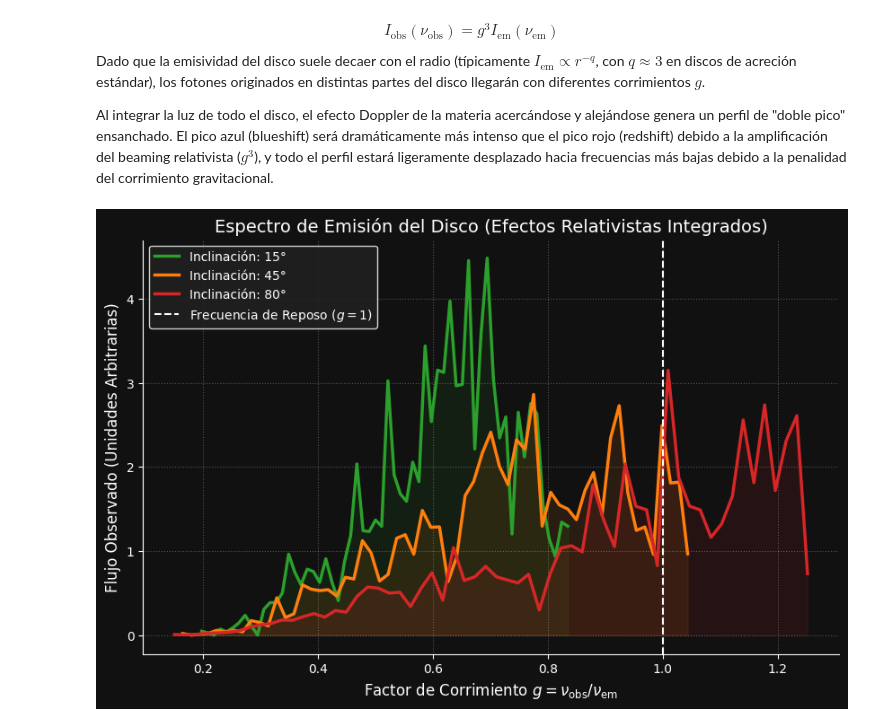
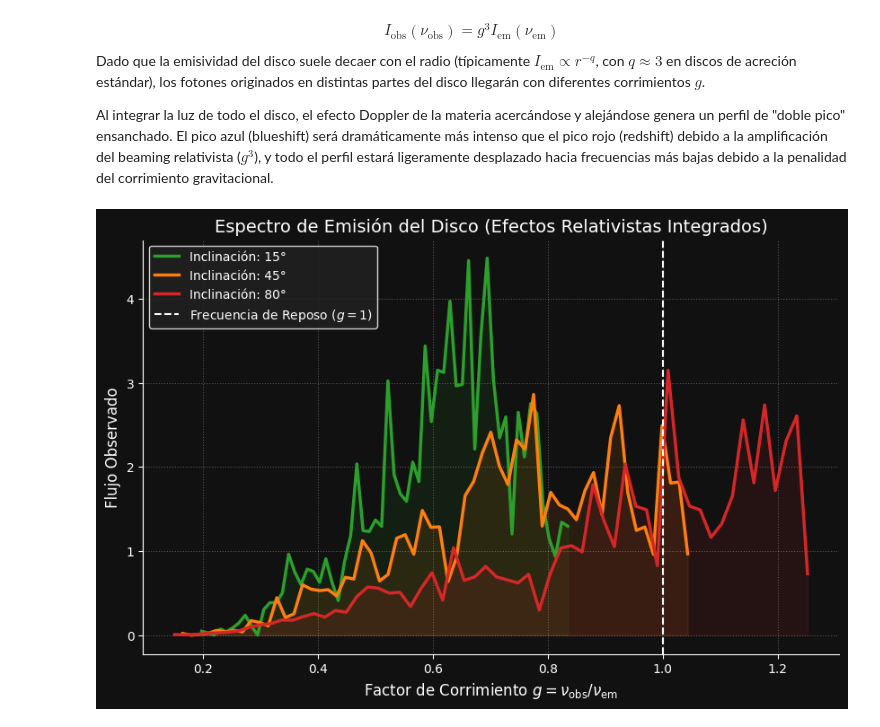
Before and after one commit to RG-2026-2/Proyecto_de_Relatividad_y_gravitacion-, a Jupyter notebook: Proyecto_RyG.ipynb, the cells around one changed output. Drawn from its saved outputs; the diff is of its cells as text; code cells hidden in the pictures.

```diff
--- a/Proyecto_RyG.ipynb
+++ b/Proyecto_RyG.ipynb
@@ -894,32 +879,32 @@ def simular_espectro_disco(posiciones, velocidades, angulos_inclinacion=[15, 45,
 
         # Suavizado de la curva para mejor visualización
         plt.plot(centros_bins, conteos, label=f'Inclinación: {inc_grados}°',
                  color=colores[idx], linewidth=2.5)
         plt.fill_between(centros_bins, conteos, alpha=0.1, color=colores[idx])
 
     # Línea de referencia (Frecuencia de reposo / Laboratorio)
     plt.axvline(x=1.0, color='white', linestyle='--', linewidth=1.5, label='Frecuencia de Reposo ($g=1$)')
 
     plt.title("Espectro de Emisión del Disco (Efectos Relativistas Integrados)", fontsize=14, color='white')
     plt.xlabel(r"Factor de Corrimiento $g = \nu_{\rm obs} / \nu_{\rm em}$", fontsize=12, color='white')
-    plt.ylabel("Flujo Observado (Unidades Arbitrarias)", fontsize=12, color='white')
+    plt.ylabel("Flujo Observado", fontsize=12, color='white')
 
     # Estilizado oscuro para consistencia astrofísica
     ax = plt.gca()
     ax.set_facecolor('#111111')
     fig = plt.gcf()
     fig.patch.set_facecolor('#111111')
     ax.tick_params(colors='white')
     ax.spines['bottom'].set_color('white')
     ax.spines['left'].set_color('white')
     ax.spines['top'].set_color('#111111')
     ax.spines['right'].set_color('#111111')
 
     plt.legend(facecolor='#222222', edgecolor='white', labelcolor='white')
     plt.grid(True, linestyle=':', alpha=0.3, color='white')
     plt.show()
 
 # Ejecutamos la simulación del espectro para tres ángulos diferentes
 simular_espectro_disco(posiciones, velocidades, angulos_inclinacion=[15, 45, 80])
 # %% [output]
-[figure, old version]
+[figure, new version]
```
Also changed, not shown: parts of 8 cells of this notebook.
